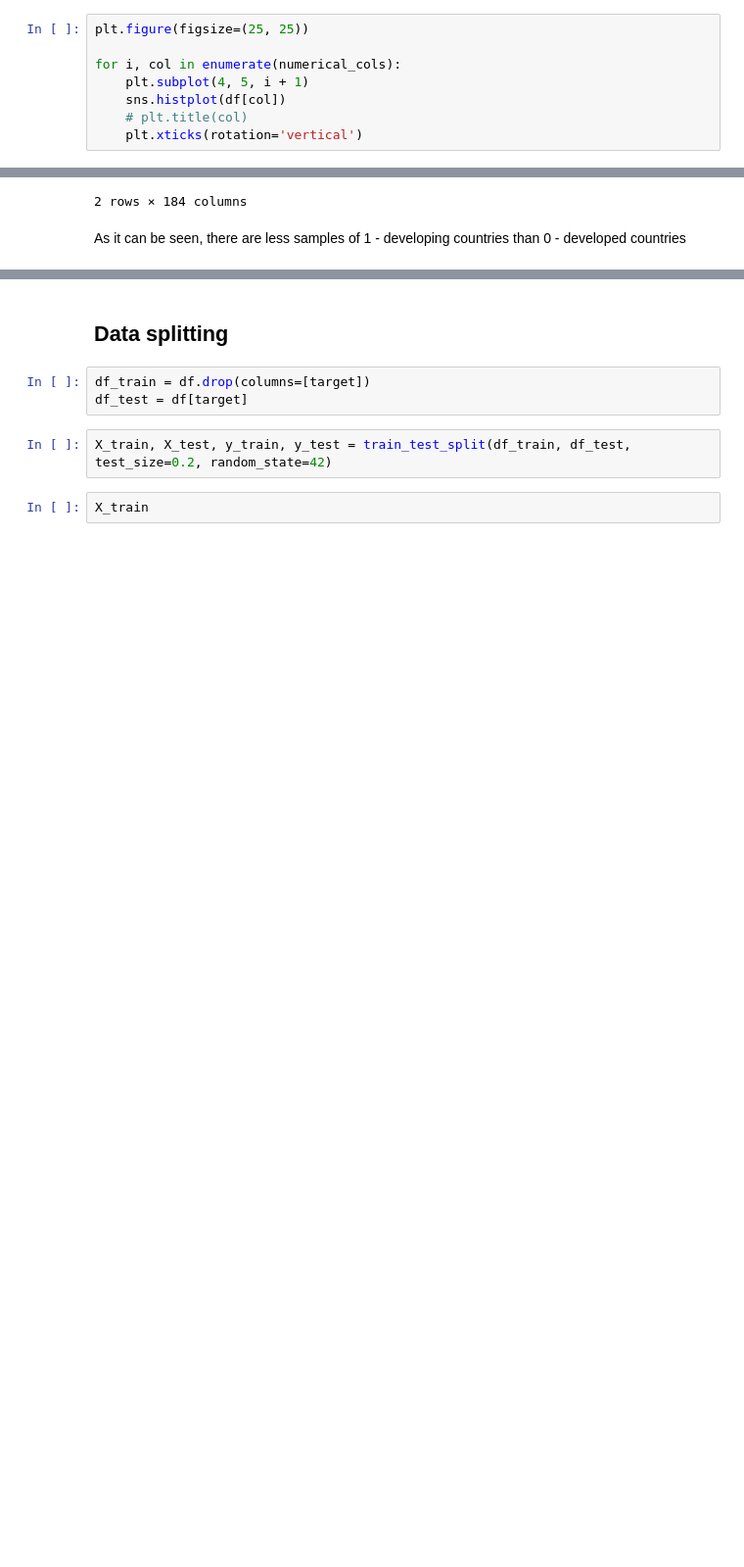
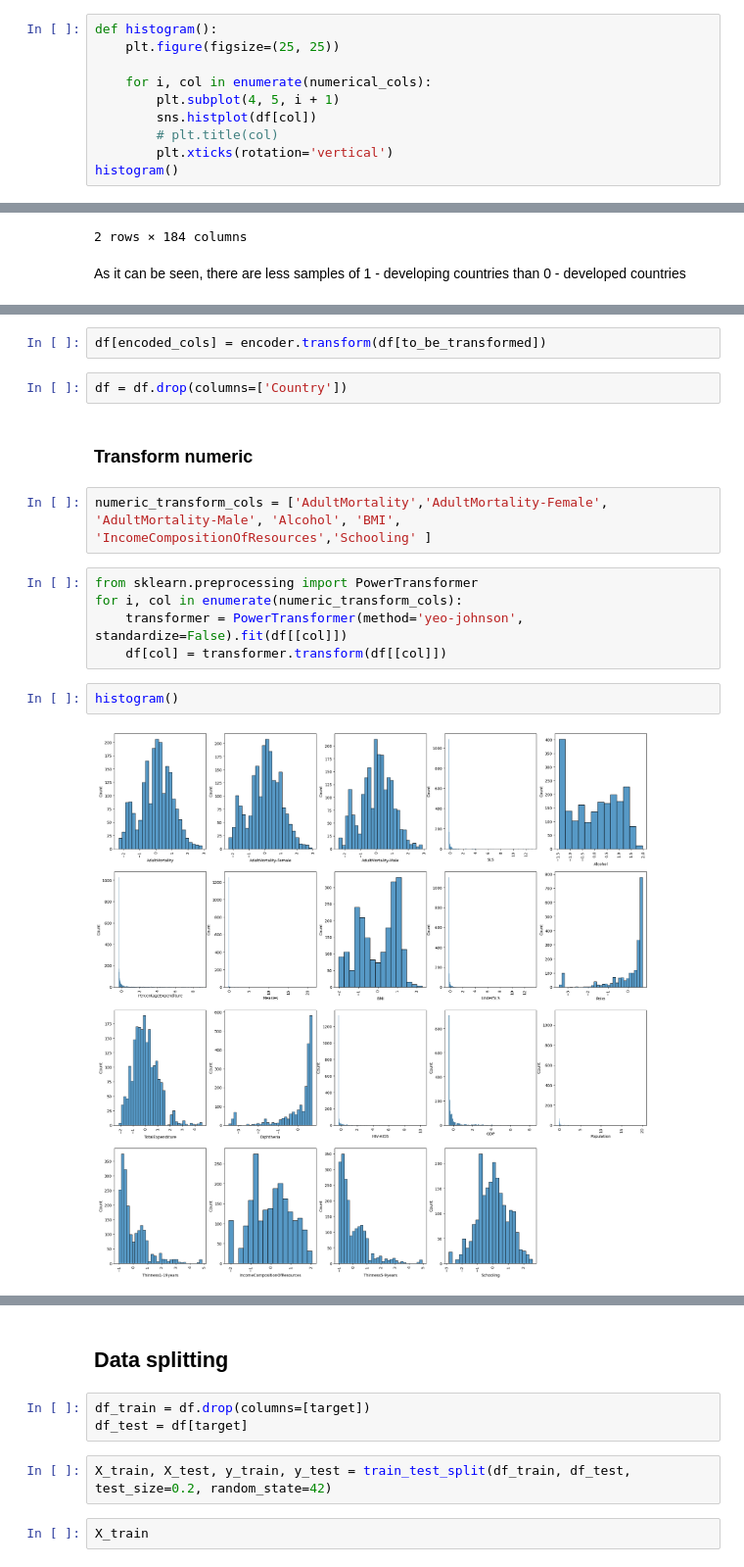
Before and after one commit to quangrmit/MLAs1, a Jupyter notebook: test.ipynb, the cells around one changed output, grey strips where cells are left out. Shown at 98% size. Cells and saved outputs as stored; diff of their text form; blank space fills up the shorter version.

```diff
--- a/test.ipynb
+++ b/test.ipynb
@@ -52,13 +54,15 @@ for i, col in enumerate(numerical_cols):
 # %% [output]
 [figure]
 # %%
-plt.figure(figsize=(25, 25))
+def histogram():
+    plt.figure(figsize=(25, 25))
 
-for i, col in enumerate(numerical_cols):
-    plt.subplot(4, 5, i + 1)
-    sns.histplot(df[col])
-    # plt.title(col)
-    plt.xticks(rotation='vertical')
+    for i, col in enumerate(numerical_cols):
+        plt.subplot(4, 5, i + 1)
+        sns.histplot(df[col])
+        # plt.title(col)
+        plt.xticks(rotation='vertical')
+histogram()
 # %% [output]
 [figure]
 # %% [markdown]
@@ -76,0 +105,17 @@ As it can be seen, there are less samples of 1 - developing countries than 0 - d
+# %%
+df[encoded_cols] = encoder.transform(df[to_be_transformed])
+# %%
+df = df.drop(columns=['Country'])
+# %% [markdown]
+### Transform numeric
+# %%
+numeric_transform_cols = ['AdultMortality','AdultMortality-Female', 'AdultMortality-Male', 'Alcohol', 'BMI', 'IncomeCompositionOfResources','Schooling' ]
+# %%
+from sklearn.preprocessing import PowerTransformer
+for i, col in enumerate(numeric_transform_cols):
+    transformer = PowerTransformer(method='yeo-johnson', standardize=False).fit(df[[col]])
+    df[col] = transformer.transform(df[[col]])
+# %%
+histogram()
+# %% [output]
+[figure, added]
```
Also changed, not shown: parts of 14 cells of this notebook.
